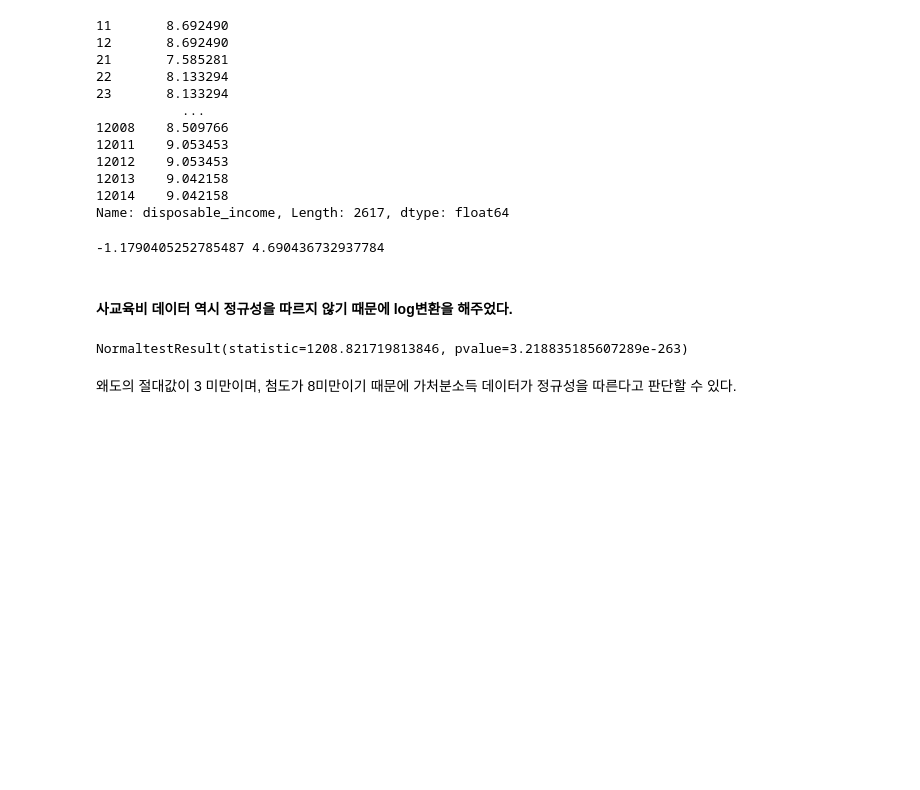
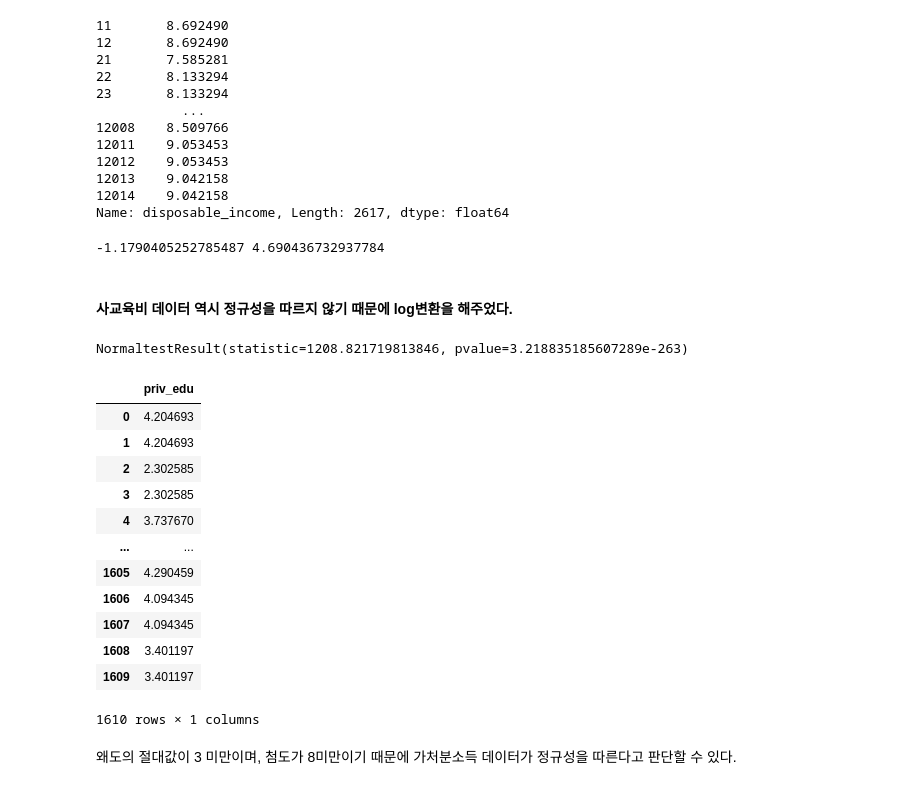
Before and after one commit to yooninsu/Project, a Jupyter notebook: Welfare/project_welfare.ipynb, the cells around one changed output. Saved outputs shown, nothing was run; the diff lists cells and outputs as text; code cells hidden in the pictures; blank space fills up the shorter version.

```diff
--- a/Welfare/project_welfare.ipynb
+++ b/Welfare/project_welfare.ipynb
@@ -498,6 +498,24 @@ print(sk,kr)
 normaltest(edf['priv_edu'])
 # %% [output]
 NormaltestResult(statistic=1208.821719813846, pvalue=3.218835185607289e-263)
+# %%
+logy = np.log(edf['priv_edu'])
+logy = [x for x in logy if not np.isinf(x)]
+logy = DataFrame({'priv_edu' : logy})
+# %% [output]
+|  | priv_edu |
+| 0 | 4.204693 |
+| 1 | 4.204693 |
+| 2 | 2.302585 |
+| 3 | 2.302585 |
+| 4 | 3.737670 |
+| ... | ... |
+| 1605 | 4.290459 |
+| 1606 | 4.094345 |
+| 1607 | 4.094345 |
+| 1608 | 3.401197 |
+| 1609 | 3.401197 |
+1610 rows × 1 columns
 # %% [markdown]
 왜도의 절대값이 3 미만이며, 첨도가 8미만이기 때문에 가처분소득 데이터가 정규성을 따른다고 판단할 수 있다.
 # %%
```
Also changed, not shown: parts of 8 cells of this notebook.
